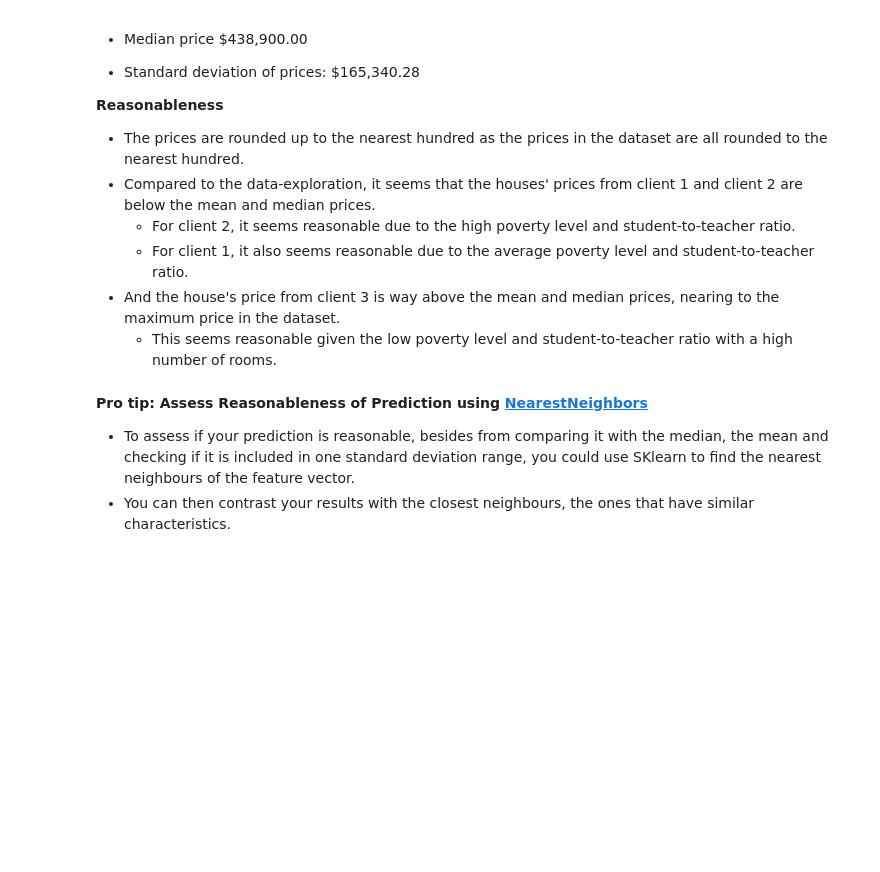
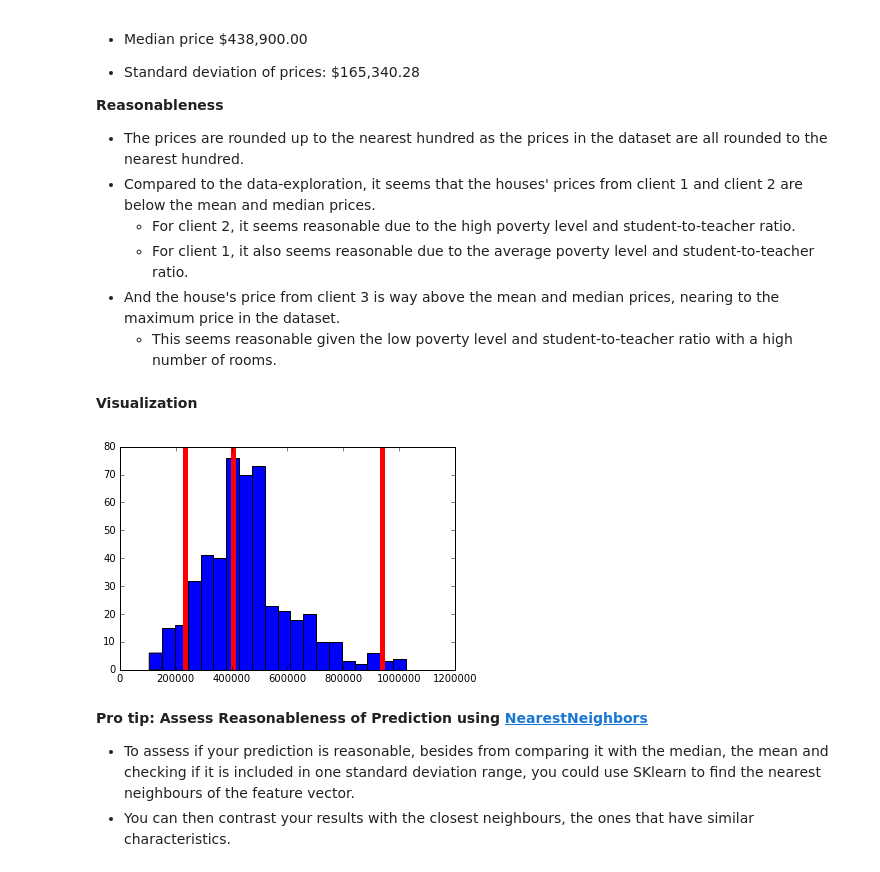
Before and after one commit to ritchieng/machine-learning-nanodegree, a Jupyter notebook: model_evaluation_prediction/boston_housing/boston_housing.ipynb, the cells around one changed output. Drawn from its saved outputs; the diff is of its cells as text; code cells hidden in the pictures; blank space fills up the shorter version.

```diff
--- a/model_evaluation_prediction/boston_housing/boston_housing.ipynb
+++ b/model_evaluation_prediction/boston_housing/boston_housing.ipynb
@@ -559,6 +599,15 @@ Predicted selling price for Client 3's home: $938,053.85
     - For client 1, it also seems reasonable due to the average poverty level and student-to-teacher ratio.
 - And the house's price from client 3 is way above the mean and median prices, nearing to the maximum price in the dataset.
     - This seems reasonable given the low poverty level and student-to-teacher ratio with a high number of rooms.
+# %% [markdown]
+**Visualization**
+# %%
+import matplotlib.pyplot as plt
+plt.hist(prices, bins = 20)
+for price in reg.predict(client_data):
+    plt.axvline(price, lw = 5, c = 'r')
+# %% [output]
+[figure, added]
 # %% [markdown]
 **Pro tip: Assess Reasonableness of Prediction using [NearestNeighbors](http://scikit-learn.org/stable/modules/neighbors.html#finding-the-nearest-neighbors)**
 - To assess if your prediction is reasonable, besides from comparing it with the median, the mean and checking if it is included in one standard deviation range, you could use SKlearn to find the nearest neighbours of the feature vector.
```
Also changed, not shown: parts of 14 cells of this notebook, 5 other files.
